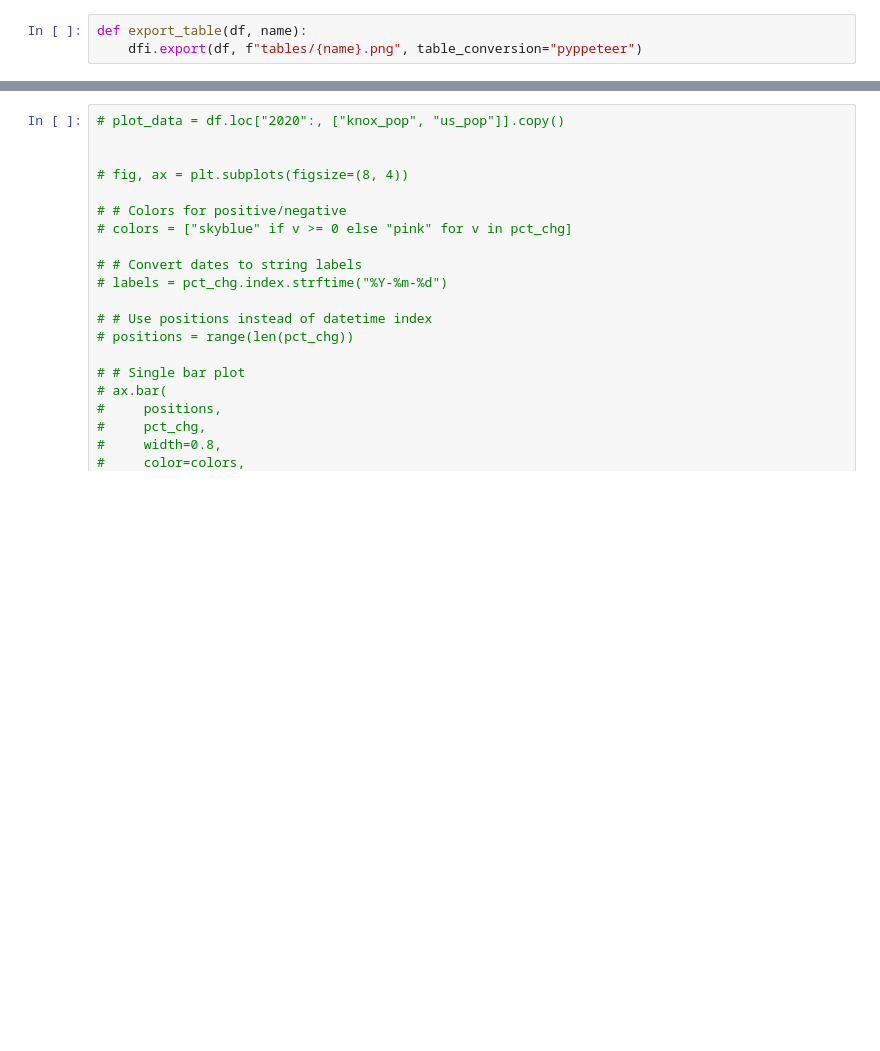
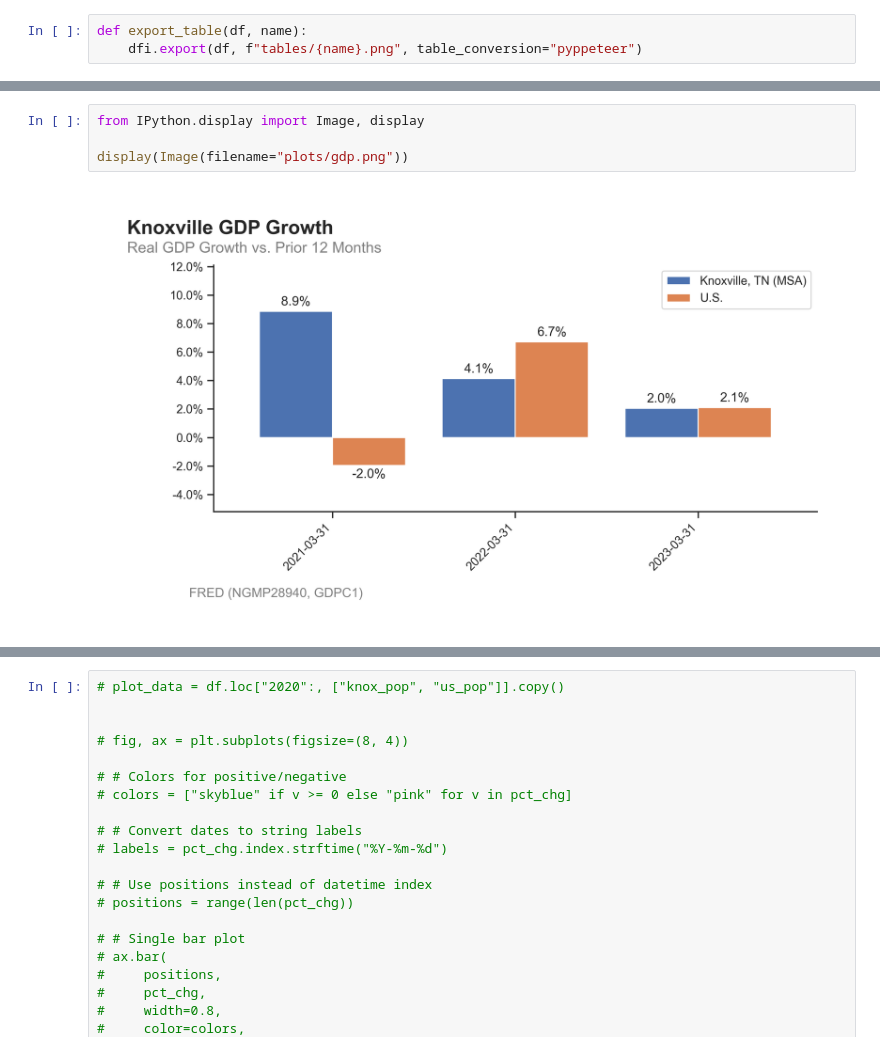
Before and after one commit to aaron-san/ancient-heights, a Jupyter notebook: index.ipynb, the cells around one changed output, grey strips where cells are left out. Drawn from its saved outputs; the diff is of its cells as text; blank space fills up the shorter version.

```diff
--- a/index.ipynb
+++ b/index.ipynb
@@ -610,3 +618,9 @@ The population of Knoxville, Tennessee grew at a higher rate than the national g
+# %%
+from IPython.display import Image, display
+
+display(Image(filename="plots/gdp.png"))
+# %% [output]
+[figure, added]
 # %% [markdown]
 ### Employment
 
```
Also changed, not shown: parts of 27 cells of this notebook, 9 other files.
